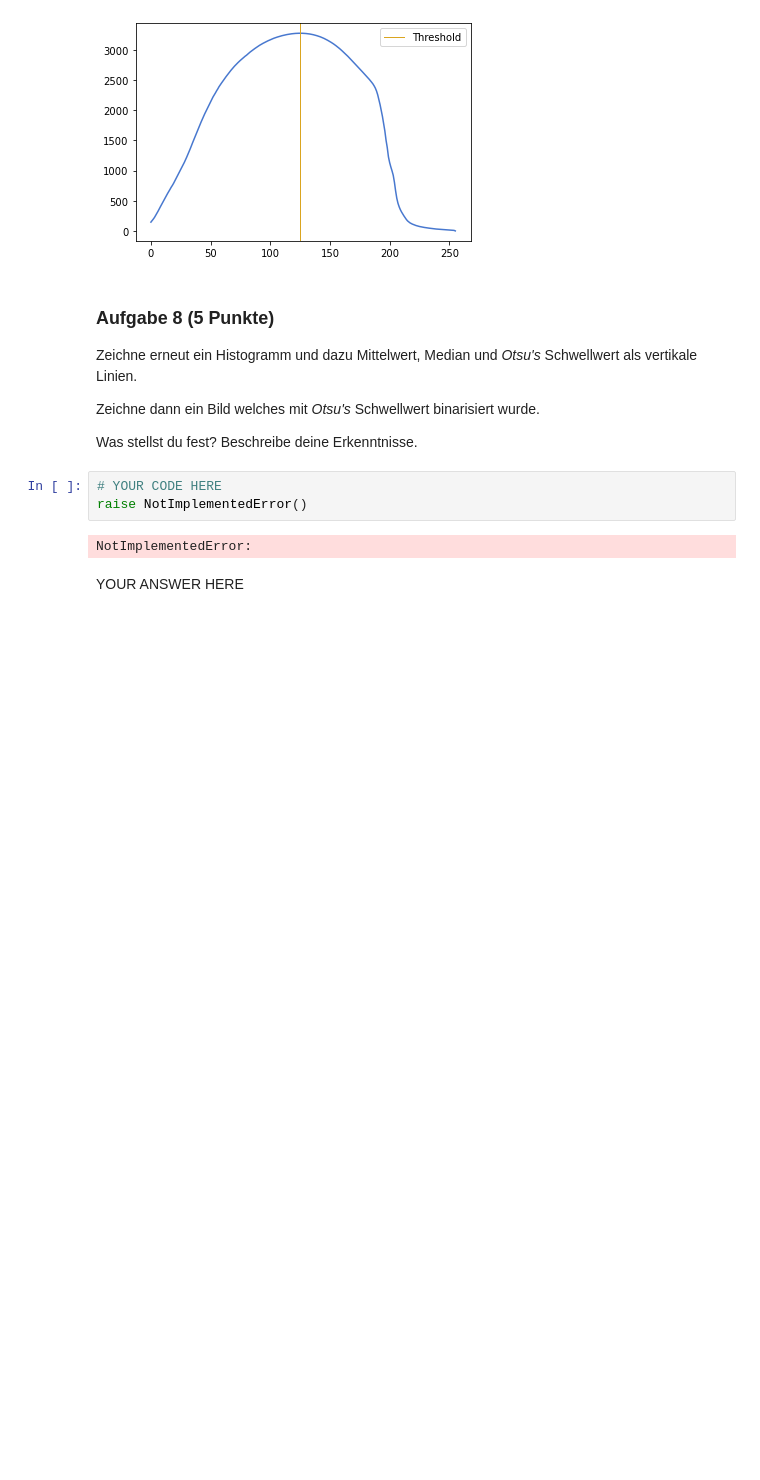
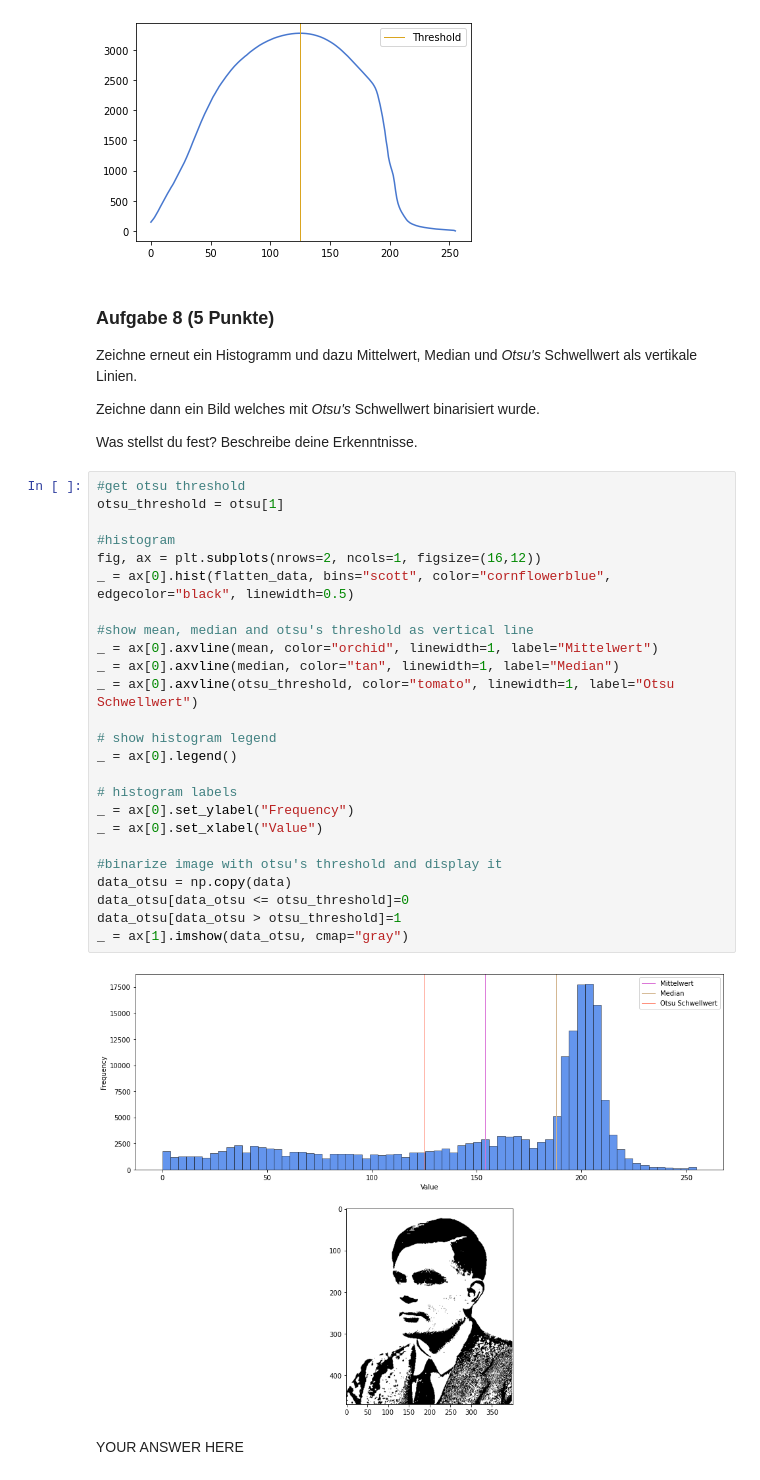
Before and after one commit to marcschny/dsp_assignments, a Jupyter notebook: assignments/assignment08_graded/assignment08_graded.ipynb, the cells around one changed output. Drawn from its saved outputs; the diff is of its cells as text; blank space fills up the shorter version.

```diff
--- a/assignments/assignment08_graded/assignment08_graded.ipynb
+++ b/assignments/assignment08_graded/assignment08_graded.ipynb
@@ -270,11 +270,33 @@ Zeichne erneut ein Histogramm und dazu Mittelwert, Median und *Otsu's* Schwellwe
 Zeichne dann ein Bild welches mit *Otsu's* Schwellwert binarisiert wurde.
 
 Was stellst du fest? Beschreibe deine Erkenntnisse.
-# %%
-# YOUR CODE HERE
-raise NotImplementedError()
-# %% [output]
-NotImplementedError:
+# %%
+#get otsu threshold
+otsu_threshold = otsu[1]
+
+#histogram
+fig, ax = plt.subplots(nrows=2, ncols=1, figsize=(16,12))
+_ = ax[0].hist(flatten_data, bins="scott", color="cornflowerblue", edgecolor="black", linewidth=0.5)
+
+#show mean, median and otsu's threshold as vertical line
+_ = ax[0].axvline(mean, color="orchid", linewidth=1, label="Mittelwert")
+_ = ax[0].axvline(median, color="tan", linewidth=1, label="Median")
+_ = ax[0].axvline(otsu_threshold, color="tomato", linewidth=1, label="Otsu Schwellwert")
+
+# show histogram legend
+_ = ax[0].legend()
+
+# histogram labels
+_ = ax[0].set_ylabel("Frequency")
+_ = ax[0].set_xlabel("Value")
+
+#binarize image with otsu's threshold and display it
+data_otsu = np.copy(data)
+data_otsu[data_otsu <= otsu_threshold]=0
+data_otsu[data_otsu > otsu_threshold]=1
+_ = ax[1].imshow(data_otsu, cmap="gray")
+# %% [output]
+[figure, added]
 # %% [markdown]
 YOUR ANSWER HERE
 # %% [markdown]
```
